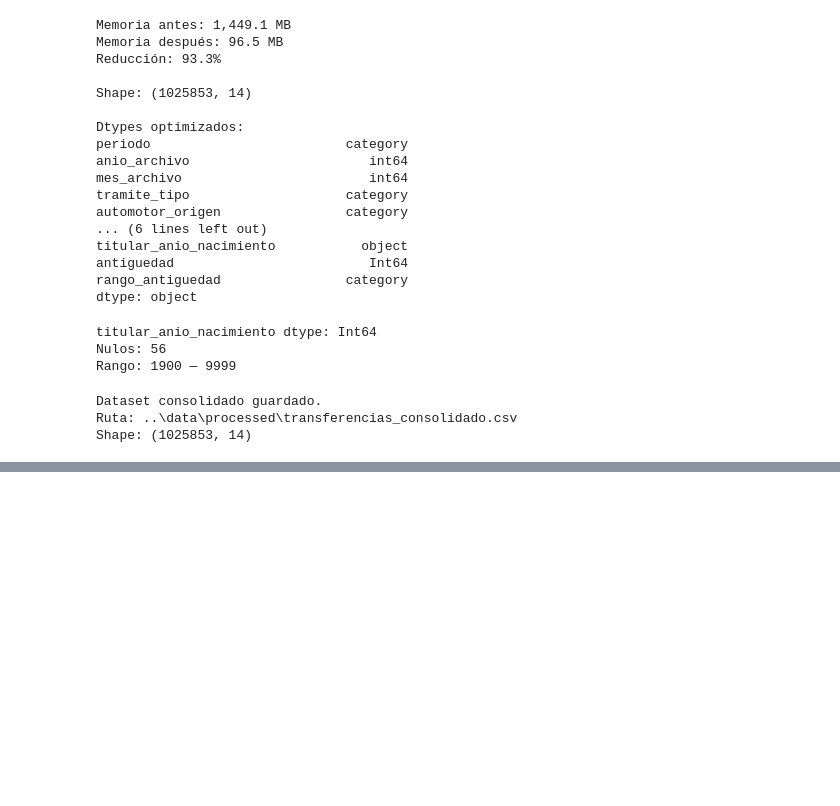
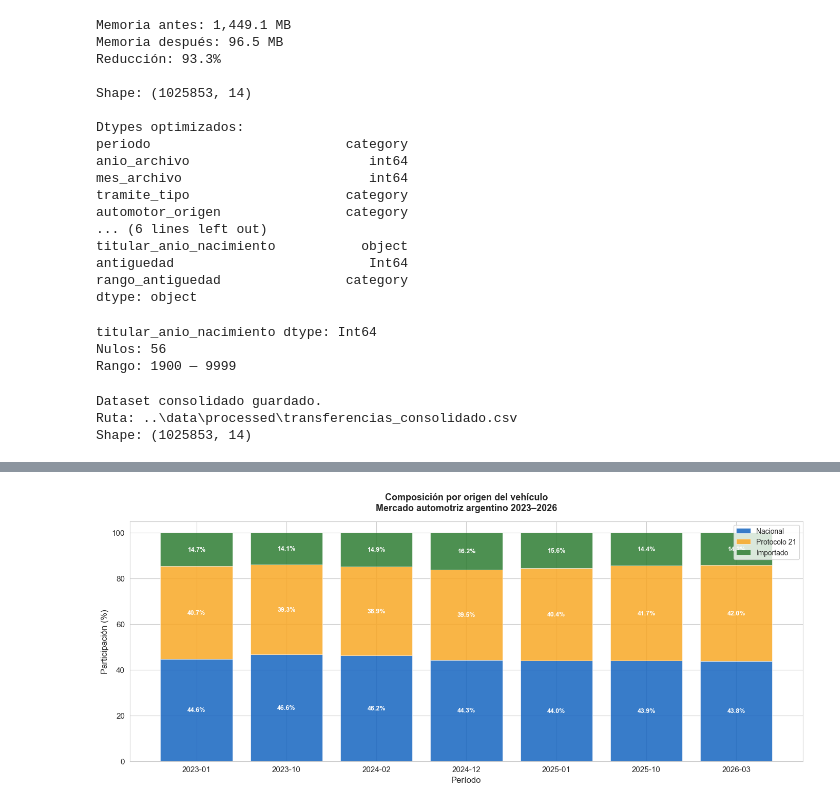
Before and after one commit to RGRIVEROS-PORTFOLIO/mercado-limones-argentina, a Jupyter notebook: notebooks/02_pipeline_temporal.ipynb, the cells around one changed output, grey strips where cells are left out. Cells and saved outputs as stored; diff of their text form; code cells hidden in the pictures; blank space fills up the shorter version.

Commit message:
analysis: notebook dia 2 completo - pipeline, visualizaciones y hallazgos

```diff
--- a/notebooks/02_pipeline_temporal.ipynb
+++ b/notebooks/02_pipeline_temporal.ipynb
@@ -286,0 +492,81 @@ Shape: (1025853, 14)
+# %%
+# Composición por origen por período
+origen_periodo = (df_total
+    .groupby(['periodo', 'automotor_origen'], observed=True)
+    .size()
+    .reset_index(name='cantidad'))
+
+# Calcular porcentaje dentro de cada período
+total_periodo = origen_periodo.groupby('periodo', observed=True)['cantidad'].transform('sum')
+origen_periodo['pct'] = (origen_periodo['cantidad'] / total_periodo * 100).round(2)
+
+# Pivot para graficar
+pivot_origen = origen_periodo.pivot(
+    index='periodo',
+    columns='automotor_origen',
+    values='pct'
+).reindex(orden_periodos)
+
+pd.set_option('display.width', 100)
+print("COMPOSICIÓN POR ORIGEN (%)")
+print(pivot_origen.round(2).to_string())
+pd.reset_option('display.width')
+
+# Gráfico
+fig, ax = plt.subplots(figsize=(14, 6))
+
+colores = {
+    'Nacional': '#1565C0',
+    'Protocolo 21': '#F9A825',
+    'Importado': '#2E7D32'
+}
+
+bottom = np.zeros(len(pivot_origen))
+
+for origen in ['Nacional', 'Protocolo 21', 'Importado']:
+    if origen in pivot_origen.columns:
+        valores = pivot_origen[origen].fillna(0).values
+        ax.bar(
+            pivot_origen.index.astype(str),
+            valores,
+            bottom=bottom,
+            label=origen,
+            color=colores[origen],
+            alpha=0.85,
+            edgecolor='white',
+            linewidth=0.5
+        )
+        for i, (v, b) in enumerate(zip(valores, bottom)):
+            if v > 3:
+                ax.text(
+                    i, b + v/2,
+                    f'{v:.1f}%',
+                    ha='center',
+                    va='center',
+                    fontsize=9,
+                    color='white',
+                    fontweight='bold'
+                )
+        bottom += valores
+
+ax.set_xlabel('Período', fontsize=12)
+ax.set_ylabel('Participación (%)', fontsize=12)
+ax.set_ylim(0, 105)
+ax.legend(loc='upper right', fontsize=10)
+ax.set_title(
+    'Composición por origen del vehículo\n'
+    'Mercado automotriz argentino 2023–2026',
+    fontsize=13,
+    fontweight='bold',
+    pad=15
+)
+
+plt.tight_layout()
+plt.savefig(
+    '../reports/figures/03_composicion_origen_temporal.png',
+    dpi=150,
+    bbox_inches='tight'
+)
+plt.show()
+print("Gráfico guardado.")
+# %% [output]
@@ -286,0 +583 @@ Shape: (1025853, 14)
+[figure, added]
```
Also changed, not shown: parts of 12 cells of this notebook.
